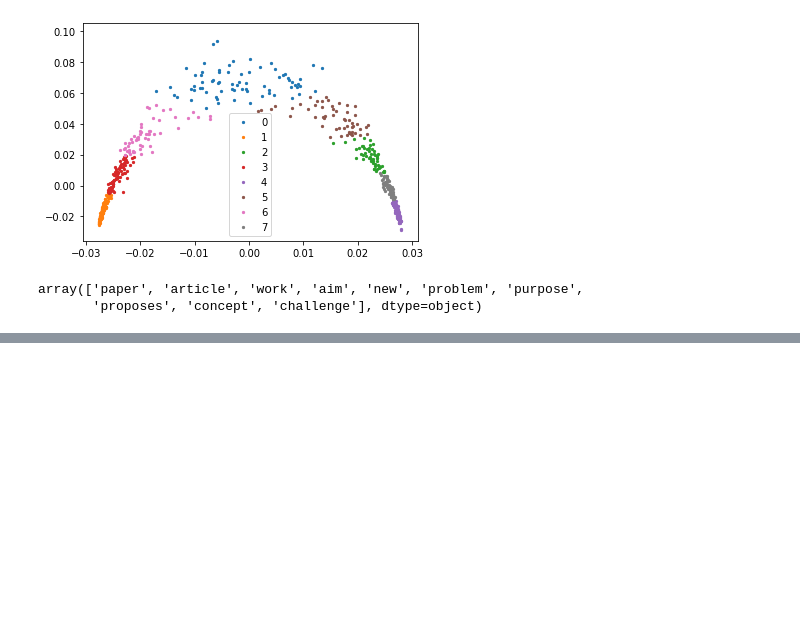
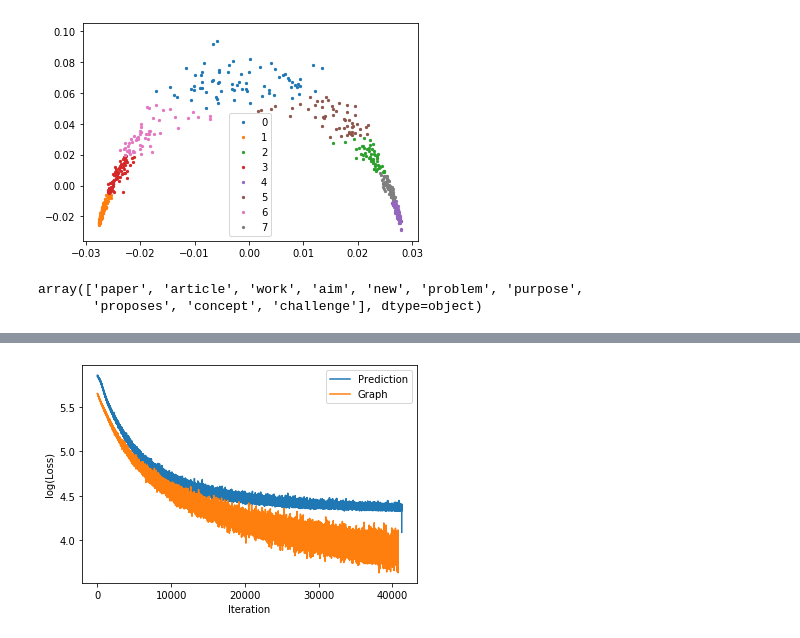
Before and after one commit to VPetukhov/GraphRegularizedNNs, a Jupyter notebook: w2v_regularized.ipynb, the cells around one changed output, grey strips where cells are left out. Saved outputs shown, nothing was run; the diff lists cells and outputs as text; code cells hidden in the pictures; blank space fills up the shorter version.

```diff
--- a/w2v_regularized.ipynb
+++ b/w2v_regularized.ipynb
@@ -590,0 +594,38 @@ array(['paper', 'article', 'work', 'aim', 'new', 'problem', 'purpose',
+# %%
+net_graph = Word2Vec(embedding_size=22**2, vocab_size=len(vocabulary)).to(dev)
+optimizer = optim.Adam(net_graph.parameters())
+batch_size = 25000
+
+activations = []
+dict(net_graph.named_modules())['embeddings_target'].register_forward_hook(lambda mod, inp, out: activations.append(out.cpu()));
+# %%
+%%time
+
+lap = None
+losses = []
+graph_losses = []
+p_iter = trange(0, targ_lst.size, batch_size)
+for i,batch_start in enumerate(p_iter):
+    activations = []
+    target_tensor, context_tensor, neg_tensor = [x.to(dev) for x in get_next_batch(sample_probability, targ_lst, cont_lst, batch_start=batch_start, batch_size=batch_size)]
+
+    net_graph.zero_grad()
+    loss = net_graph(target_tensor, context_tensor, neg_tensor)
+
+    losses.append(loss.data.item())
+    if lap is not None:
+        gl = graph_loss(activations[-1], lap) * 20.0
+        graph_losses.append(gl.data.item())
+        loss += gl
+
+    loss.backward()
+    optimizer.step()
+
+    if i > 1 and i % 500 == 0:
+        joint_activations = net_graph.embeddings_target(torch.tensor(np.array(list(word_to_index.values())), dtype=torch.long).to(dev)).cpu().detach().numpy()
+        lap = create_lap_from_embedding(joint_activations.T, 'knn-spectral', n_clusters=6)
+
+    if len(graph_losses) > 0:
+        p_iter.set_postfix({"loss": np.round(losses[-1]), "graph": np.round(graph_losses[-1])})
+    else:
+        p_iter.set_postfix({"loss": np.round(losses[-1])})
@@ -590,0 +635,7 @@ array(['paper', 'article', 'work', 'aim', 'new', 'problem', 'purpose',
+# %%
+plt.plot(np.log10(losses), label="Prediction")
+plt.plot(np.log10(graph_losses), label="Graph")
+plt.xlabel("Iteration"); plt.ylabel("log(Loss)");
+plt.legend();
+# %% [output]
+[figure, added]
```
Also changed, not shown: parts of 18 cells of this notebook, 1 other file.
